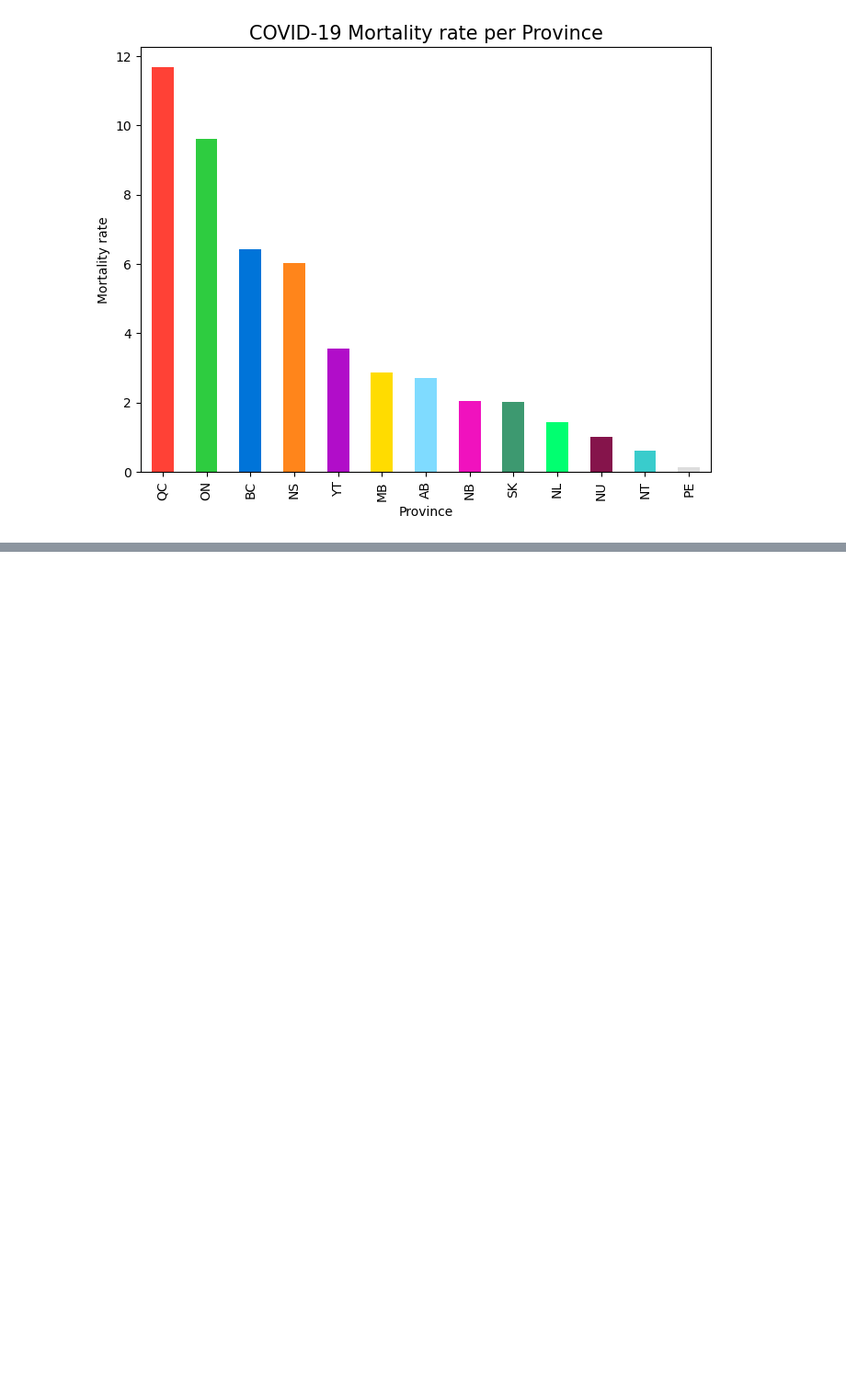
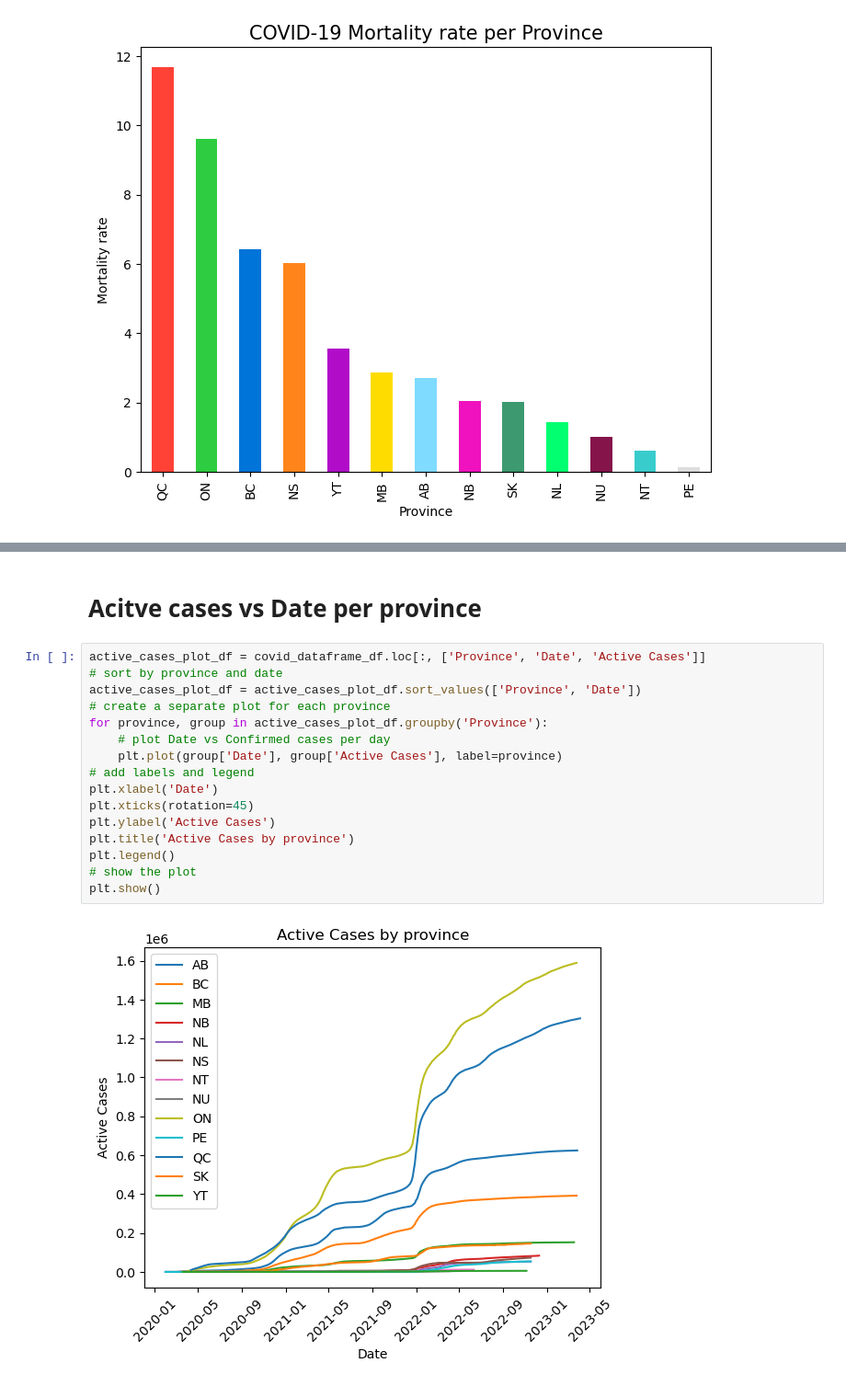
Before and after one commit to svafaeva93/Covid19AnalysisCanada, a Jupyter notebook: Data_extraction_API.ipynb, the cells around one changed output, grey strips where cells are left out. Shown at 92% size. Drawn from its saved outputs; the diff is of its cells as text; blank space fills up the shorter version.

```diff
--- a/Data_extraction_API.ipynb
+++ b/Data_extraction_API.ipynb
@@ -455,0 +464,20 @@ plt.show()
+# %% [markdown]
+# Acitve cases vs Date per province
+# %%
+active_cases_plot_df = covid_dataframe_df.loc[:, ['Province', 'Date', 'Active Cases']]
+# sort by province and date
+active_cases_plot_df = active_cases_plot_df.sort_values(['Province', 'Date'])
+# create a separate plot for each province
+for province, group in active_cases_plot_df.groupby('Province'):
+    # plot Date vs Confirmed cases per day
+    plt.plot(group['Date'], group['Active Cases'], label=province)
+# add labels and legend
+plt.xlabel('Date')
+plt.xticks(rotation=45)
+plt.ylabel('Active Cases')
+plt.title('Active Cases by province')
+plt.legend()
+# show the plot
+plt.show()
+# %% [output]
+[figure, added]
```
Also changed, not shown: parts of 6 cells of this notebook.
